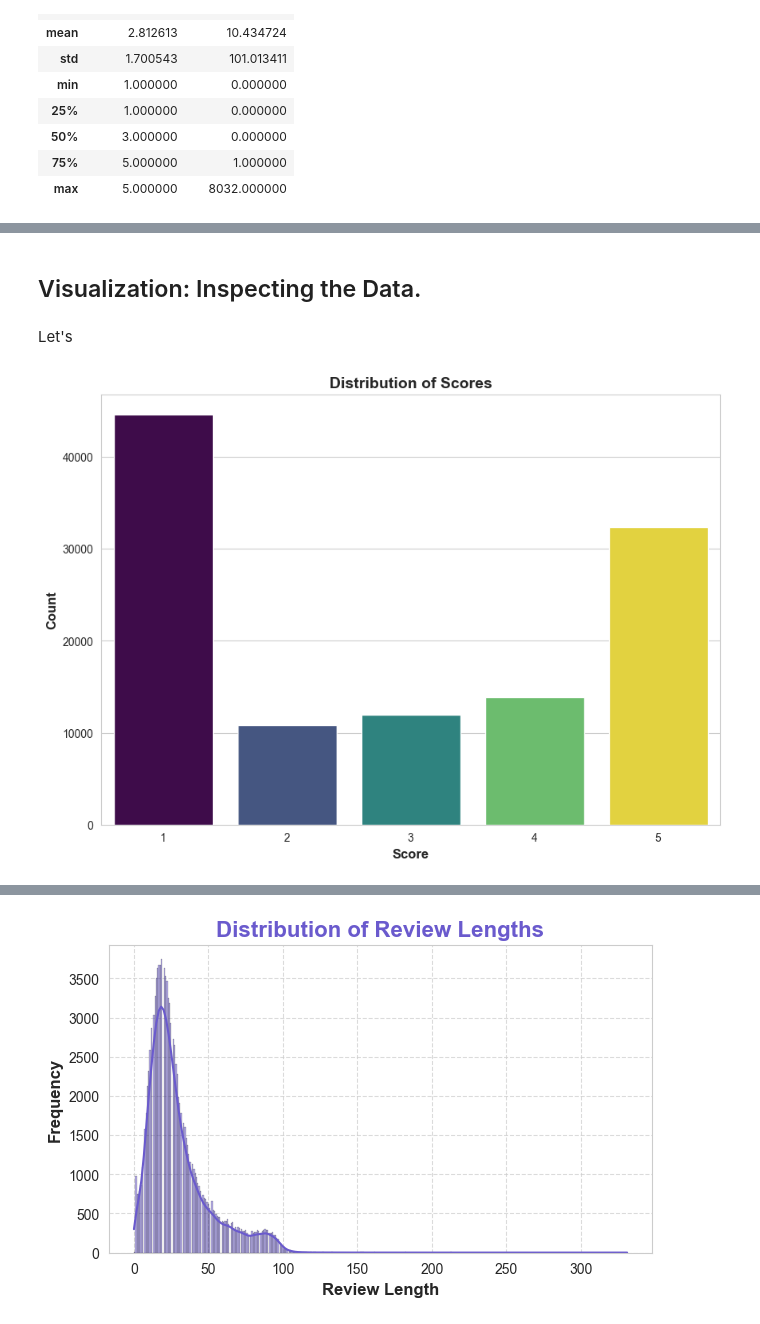
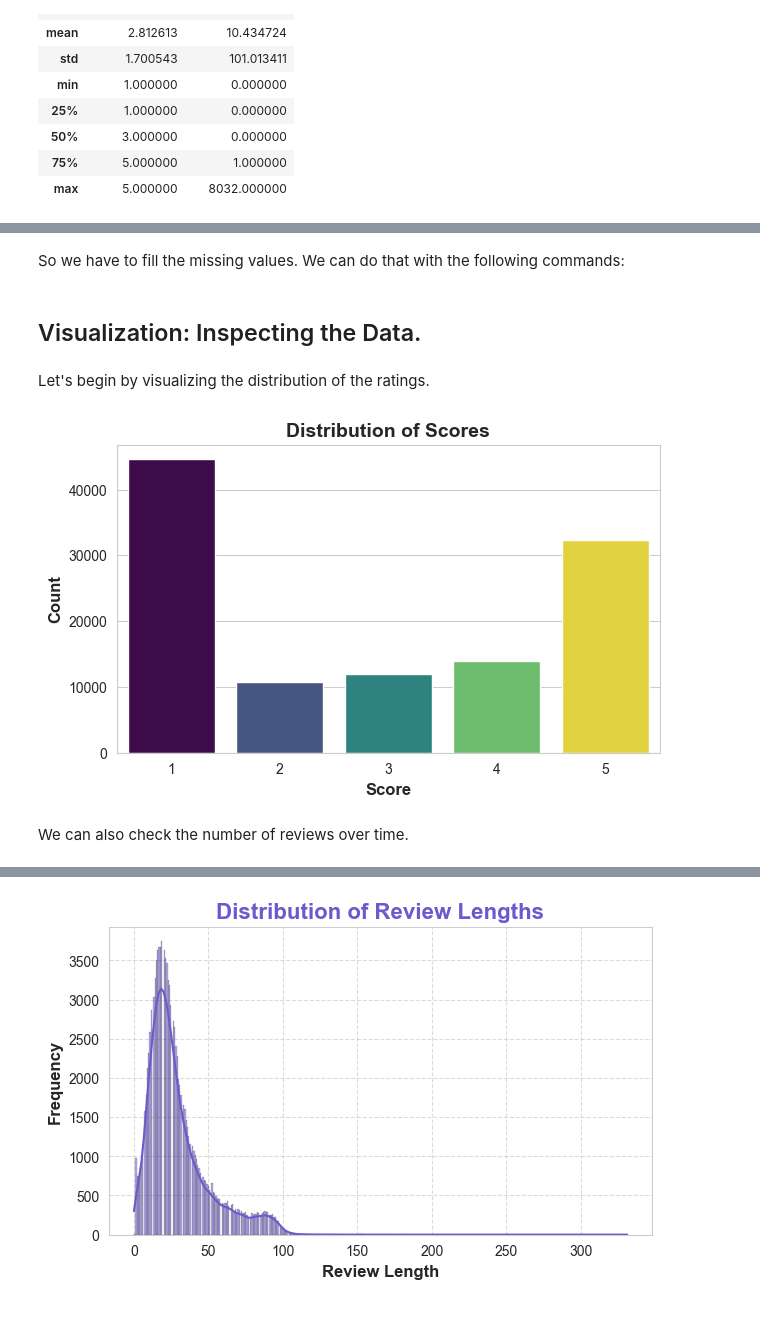
Before and after one commit to EdoardoVaira/Simple-Sentiment-Analysis-Guide, a Jupyter notebook: data_visualization.ipynb, the cells around one changed output, grey strips where cells are left out. Saved outputs shown, nothing was run; the diff lists cells and outputs as text; code cells hidden in the pictures.

```diff
--- a/data_visualization.ipynb
+++ b/data_visualization.ipynb
@@ -72 +84,3 @@ We have to filling the missing values now. Otherwise many of the scripts won't w
+# %% [markdown]
+So we have to fill the missing values. We can do that with the following commands:
 # %%
@@ -74,27 +88,29 @@ df.fillna('', inplace=True) # Otherwise stuff doesn't work
 # %% [markdown]
 ## Visualization: Inspecting the Data.
-# %% [markdown]
-Let's
+# %% [markdown]
+Let's begin by visualizing the distribution of the ratings.
 # %%
 # Set the aesthetic style of the plots
 sns.set_style("whitegrid")
 
 # Analyzing score distribution
 score_counts = df['score'].value_counts().sort_index()
 
 # Create a larger figure size for better visibility
-plt.figure(figsize=(10, 7))
+plt.figure(figsize=(7, 4))
 
 # Create a bar plot with a custom color palette, adjusting for deprecation warning
 sns.barplot(x=score_counts.index, y=score_counts.values, hue=score_counts.index, palette='viridis', legend=False)
 
 # Enhancing the label readability
 plt.xlabel('Score', fontsize=12, fontweight='bold')
 plt.ylabel('Count', fontsize=12, fontweight='bold')
 plt.title('Distribution of Scores', fontsize=14, fontweight='bold')
 
 # Show the plot
 plt.show()
 # %% [output]
-[figure, old version]
+[figure, new version]
+# %% [markdown]
+We can also check the number of reviews over time.
 # %%
```
Also changed, not shown: parts of 7 cells of this notebook, 1 other file.
